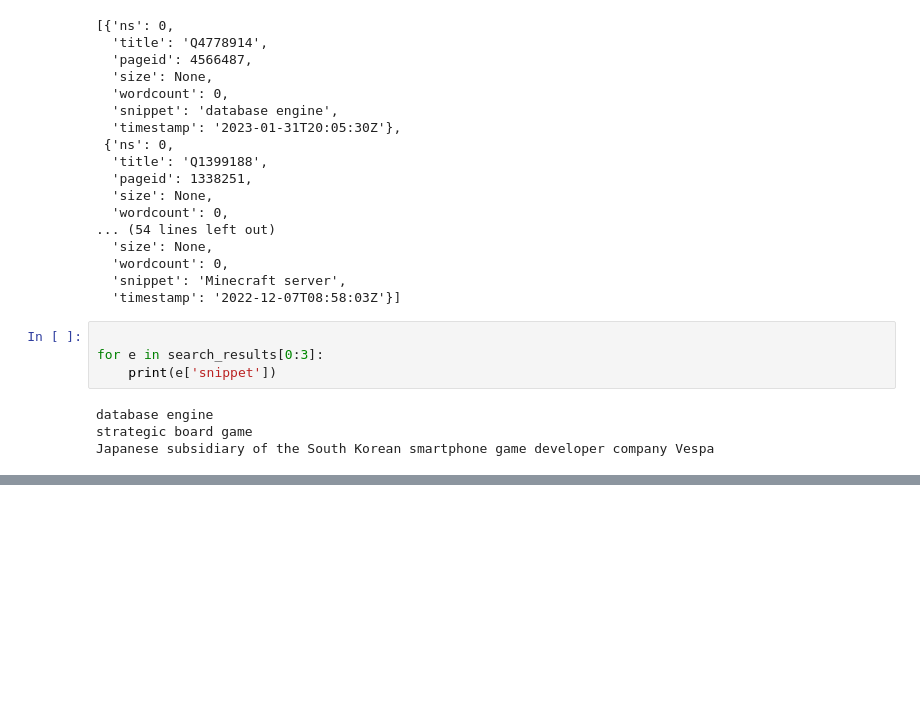
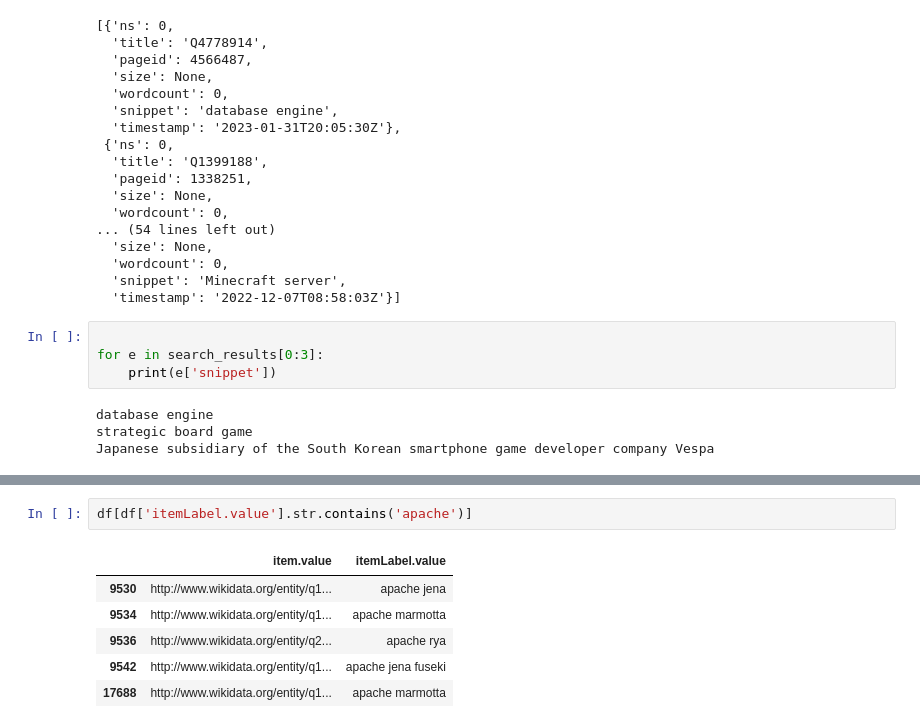
Before and after one commit to 13guff13/NLP-1, a Jupyter notebook: wikidata.ipynb, the cells around one changed output, grey strips where cells are left out. Drawn from its saved outputs; the diff is of its cells as text; blank space fills up the shorter version.

```diff
--- a/wikidata.ipynb
+++ b/wikidata.ipynb
@@ -59,0 +245,9 @@ Japanese subsidiary of the South Korean smartphone game developer company Vespa
+# %%
+df[df['itemLabel.value'].str.contains('apache')]
+# %% [output]
+|  | item.value | itemLabel.value |
+| 9530 | http://www.wikidata.org/entity/q1... | apache jena |
+| 9534 | http://www.wikidata.org/entity/q1... | apache marmotta |
+| 9536 | http://www.wikidata.org/entity/q2... | apache rya |
+| 9542 | http://www.wikidata.org/entity/q1... | apache jena fuseki |
+| 17688 | http://www.wikidata.org/entity/q1... | apache marmotta |
```
Also changed, not shown: parts of 33 cells of this notebook, 1 other file.
